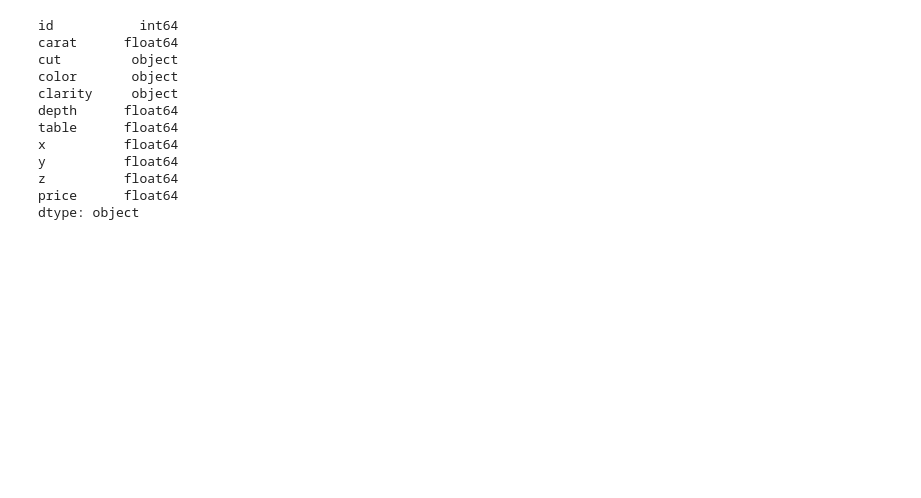
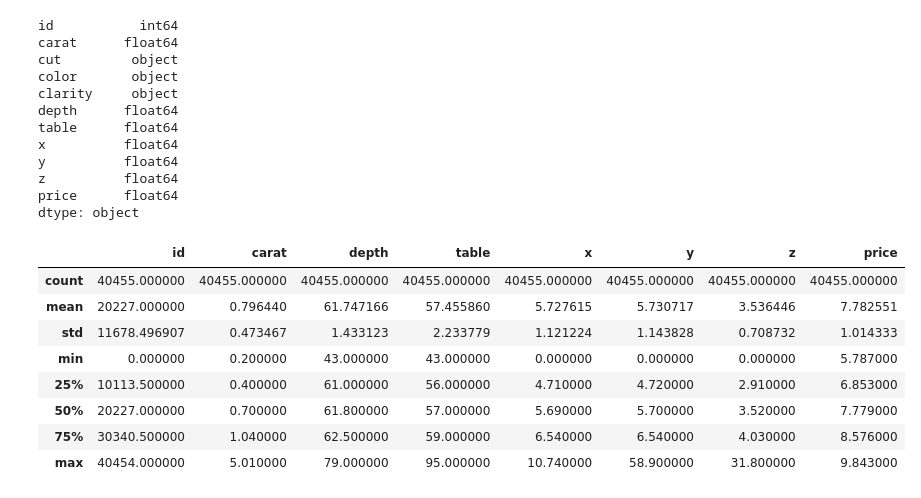
Before and after one commit to santhart97/Kaggle-Comp, a Jupyter notebook: Cleaning.ipynb, the cells around one changed output. Cells and saved outputs as stored; diff of their text form; code cells hidden in the pictures; blank space fills up the shorter version.

```diff
--- a/Cleaning.ipynb
+++ b/Cleaning.ipynb
@@ -36,3 +42,15 @@ y          float64
 z          float64
 price      float64
 dtype: object
+# %%
+train_df.describe()
+# %% [output]
+|  | id | carat | depth | table | x | y | z | price |
+| count | 40455.000000 | 40455.000000 | 40455.000000 | 40455.000000 | 40455.000000 | 40455.000000 | 40455.000000 | 40455.000000 |
+| mean | 20227.000000 | 0.796440 | 61.747166 | 57.455860 | 5.727615 | 5.730717 | 3.536446 | 7.782551 |
+| std | 11678.496907 | 0.473467 | 1.433123 | 2.233779 | 1.121224 | 1.143828 | 0.708732 | 1.014333 |
+| min | 0.000000 | 0.200000 | 43.000000 | 43.000000 | 0.000000 | 0.000000 | 0.000000 | 5.787000 |
+| 25% | 10113.500000 | 0.400000 | 61.000000 | 56.000000 | 4.710000 | 4.720000 | 2.910000 | 6.853000 |
+| 50% | 20227.000000 | 0.700000 | 61.800000 | 57.000000 | 5.690000 | 5.700000 | 3.520000 | 7.779000 |
+| 75% | 30340.500000 | 1.040000 | 62.500000 | 59.000000 | 6.540000 | 6.540000 | 4.030000 | 8.576000 |
+| max | 40454.000000 | 5.010000 | 79.000000 | 95.000000 | 10.740000 | 58.900000 | 31.800000 | 9.843000 |
```
Also changed, not shown: parts of 45 cells of this notebook, 1 other file.
